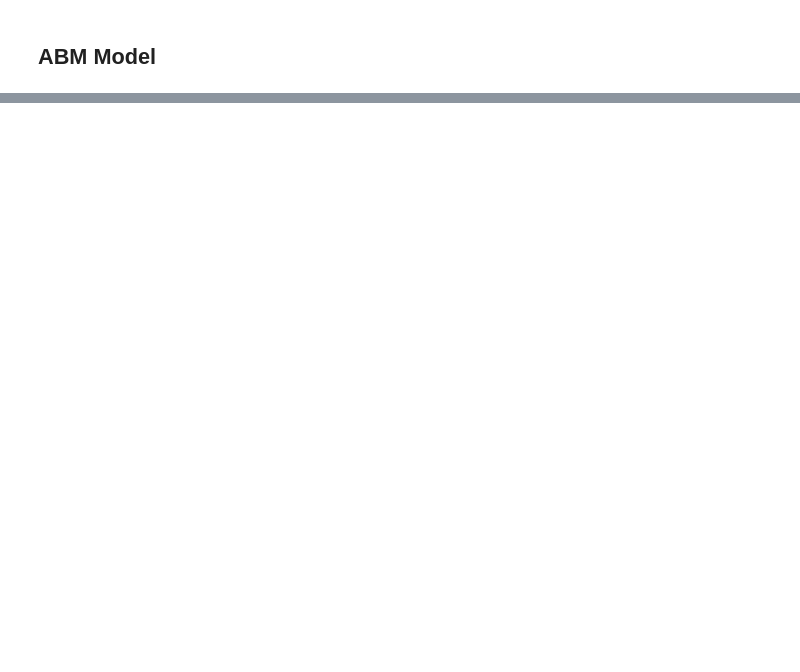
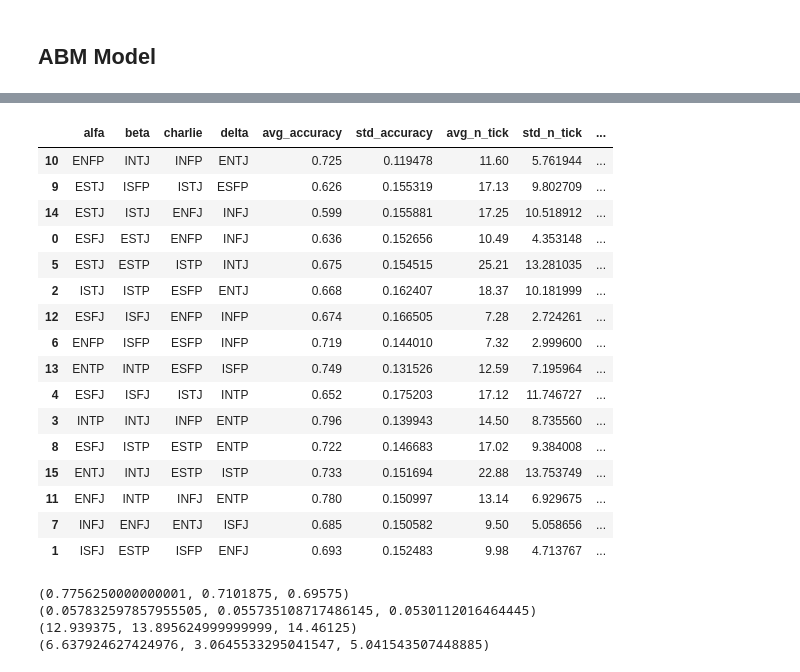
Before and after one commit to MinaAlmasi/ABM-study-group, a Jupyter notebook: ABM_Main.ipynb, the cells around one changed output, grey strips where cells are left out. Cells and saved outputs as stored; diff of their text form; code cells hidden in the pictures; blank space fills up the shorter version.

```diff
--- a/ABM_Main.ipynb
+++ b/ABM_Main.ipynb
@@ -555,0 +590,48 @@ abm_model(condition = heterogenous,
+# %%
+sorted_wsynergy_hetero = hetero_group.sort_values("avg_weak_synergy", ascending = True)
+sorted_wsynergy_hetero
+# %% [output]
+|  | alfa | beta | charlie | delta | avg_accuracy | std_accuracy | avg_n_tick | std_n_tick | ... |
+| 10 | ENFP | INTJ | INFP | ENTJ | 0.725 | 0.119478 | 11.60 | 5.761944 | ... |
+| 9 | ESTJ | ISFP | ISTJ | ESFP | 0.626 | 0.155319 | 17.13 | 9.802709 | ... |
+| 14 | ESTJ | ISTJ | ENFJ | INFJ | 0.599 | 0.155881 | 17.25 | 10.518912 | ... |
+| 0 | ESFJ | ESTJ | ENFP | INFJ | 0.636 | 0.152656 | 10.49 | 4.353148 | ... |
+| 5 | ESTJ | ESTP | ISTP | INTJ | 0.675 | 0.154515 | 25.21 | 13.281035 | ... |
+| 2 | ISTJ | ISTP | ESFP | ENTJ | 0.668 | 0.162407 | 18.37 | 10.181999 | ... |
+| 12 | ESFJ | ISFJ | ENFP | INFP | 0.674 | 0.166505 | 7.28 | 2.724261 | ... |
+| 6 | ENFP | ISFP | ESFP | INFP | 0.719 | 0.144010 | 7.32 | 2.999600 | ... |
+| 13 | ENTP | INTP | ESFP | ISFP | 0.749 | 0.131526 | 12.59 | 7.195964 | ... |
+| 4 | ESFJ | ISFJ | ISTJ | INTP | 0.652 | 0.175203 | 17.12 | 11.746727 | ... |
+| 3 | INTP | INTJ | INFP | ENTP | 0.796 | 0.139943 | 14.50 | 8.735560 | ... |
+| 8 | ESFJ | ISTP | ESTP | ENTP | 0.722 | 0.146683 | 17.02 | 9.384008 | ... |
+| 15 | ENTJ | INTJ | ESTP | ISTP | 0.733 | 0.151694 | 22.88 | 13.753749 | ... |
+| 11 | ENFJ | INTP | INFJ | ENTP | 0.780 | 0.150997 | 13.14 | 6.929675 | ... |
+| 7 | INFJ | ENFJ | ENTJ | ISFJ | 0.685 | 0.150582 | 9.50 | 5.058656 | ... |
+| 1 | ISFJ | ESTP | ISFP | ENFJ | 0.693 | 0.152483 | 9.98 | 4.713767 | ... |
+# %%
+homogenous_mean_acc = np.mean(homogeous_group_df['avg_accuracy'])
+fifty_mean_acc = np.mean(fifty_group['avg_accuracy'])
+hetero_mean_acc = np.mean(hetero_group['avg_accuracy'])
+
+homogenous_std_acc = np.std(homogeous_group_df['avg_accuracy'])
+fifty_std_acc = np.std(fifty_group['avg_accuracy'])
+hetero_std_acc = np.std(hetero_group['avg_accuracy'])
+
+homogenous_mean_tick = np.mean(homogeous_group_df['avg_n_tick'])
+fifty_mean_tick = np.mean(fifty_group['avg_n_tick'])
+hetero_mean_tick = np.mean(hetero_group['avg_n_tick'])
+
+homogenous_std_tick = np.std(homogeous_group_df['avg_n_tick'])
+fifty_std_tick = np.std(fifty_group['avg_n_tick'])
+hetero_std_tick = np.std(hetero_group['avg_n_tick'])
+
+print(tuple([homogenous_mean_acc, fifty_mean_acc, hetero_mean_acc]))
+print(tuple([homogenous_std_acc, fifty_std_acc, hetero_std_acc]))
+
+print(tuple([homogenous_mean_tick, fifty_mean_tick, hetero_mean_tick]))
+print(tuple([homogenous_std_tick, fifty_std_tick, hetero_std_tick]))
+# %% [output]
+(0.7756250000000001, 0.7101875, 0.69575)
+(0.057832597857955505, 0.055735108717486145, 0.0530112016464445)
+(12.939375, 13.895624999999999, 14.46125)
+(6.637924627424976, 3.0645533295041547, 5.041543507448885)
```
Also changed, not shown: parts of 21 cells of this notebook.
